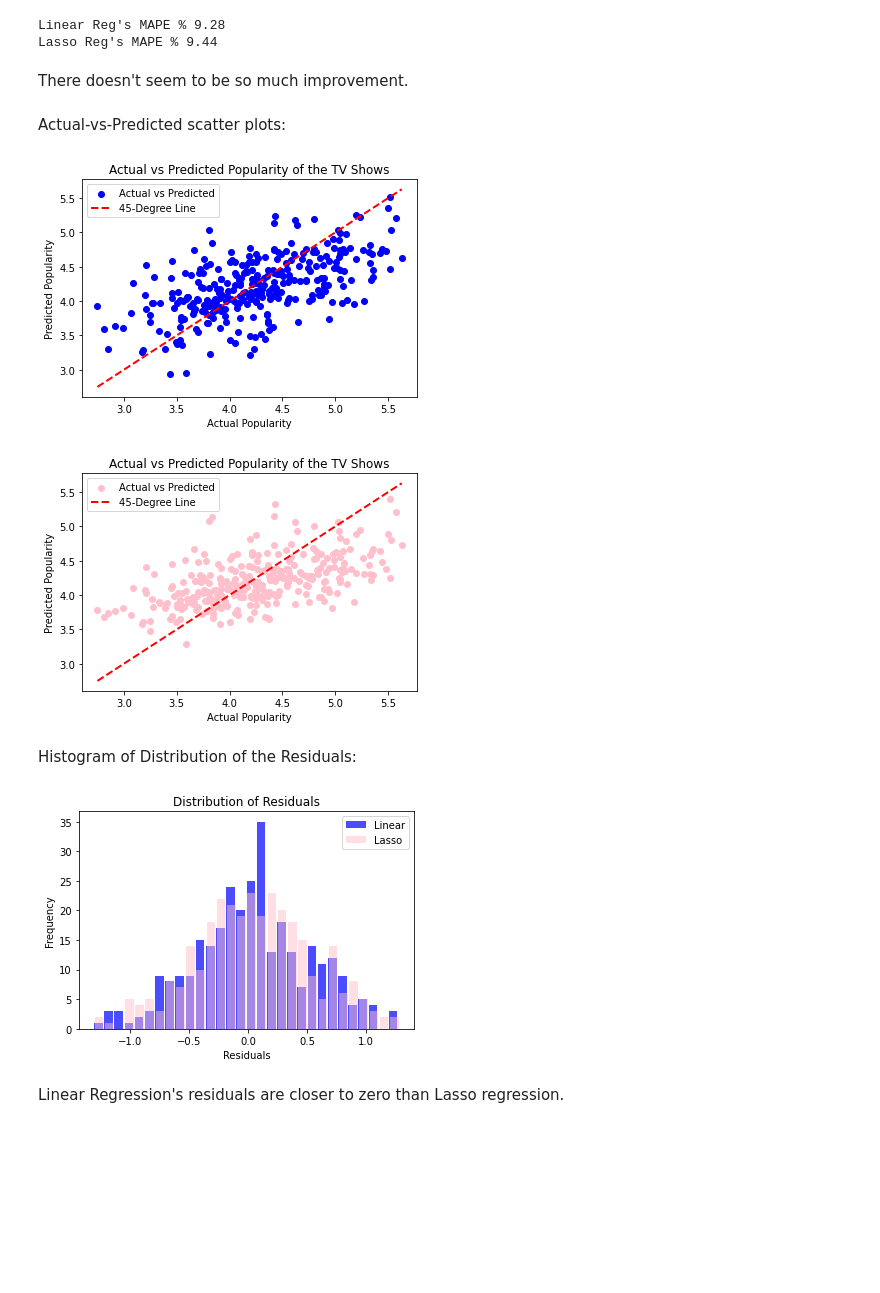
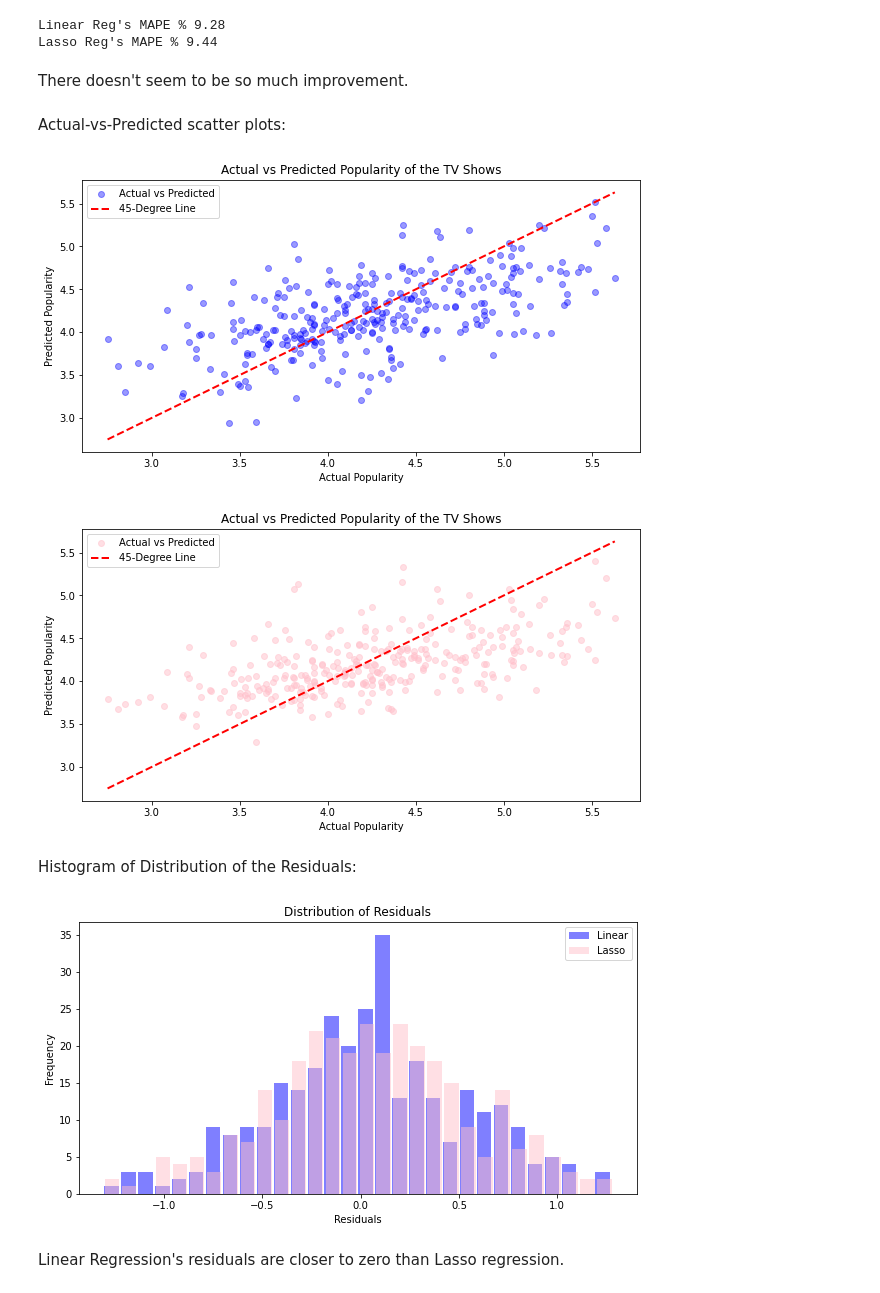
Before and after one commit to karlakum/Capstone_3, a Jupyter notebook: TV_SHOWS_Preprocessing_and_Modeling.ipynb, the cells around one changed output. Cells and saved outputs as stored; diff of their text form; code cells hidden in the pictures; blank space fills up the shorter version.

```diff
--- a/TV_SHOWS_Preprocessing_and_Modeling.ipynb
+++ b/TV_SHOWS_Preprocessing_and_Modeling.ipynb
@@ -378,31 +377,34 @@ print ("Lasso Reg's MAPE % {}".format(round(lasso_mape *100,2)))
 # %% [output]
 Linear Reg's MAPE % 9.28
 Lasso Reg's MAPE % 9.44
-# %% [markdown]
-There doesn't seem to be so much improvement.
+# %% [markdown]
+There doesn't seem to be so much improvement.
 # %% [markdown]
 Actual-vs-Predicted scatter plots:
 # %%
 # For Linear Regression
-plt.scatter(y_test, y_pred, color='blue', label='Actual vs Predicted')
+plt.figure(figsize=(10, 5))
+
+plt.scatter(y_test, y_pred, color='blue', label='Actual vs Predicted', alpha = 0.4)
 
 # The 45-degree red line
 plt.plot([min(y_test), max(y_test)], [min(y_test), max(y_test)], linestyle='--', color='red', linewidth=2, label='45-Degree Line')
 
 # Labels
 plt.title('Actual vs Predicted Popularity of the TV Shows')
 plt.xlabel('Actual Popularity')
 plt.ylabel('Predicted Popularity')
 
 plt.legend()
 
 plt.show()
 # %% [output]
-[figure, old version]
+[figure, new version]
 # %%
 #For Lasso
+plt.figure(figsize=(10, 5))
 
-plt.scatter(y_test, y_pred2, color='pink', label='Actual vs Predicted')
+plt.scatter(y_test, y_pred2, color='pink', label='Actual vs Predicted', alpha = 0.5)
 
 # The 45-degree red line
 plt.plot([min(y_test), max(y_test)], [min(y_test), max(y_test)], linestyle='--', color='red', linewidth=2, label='45-Degree Line')
@@ -416,7 +418,7 @@ plt.legend()
 
 plt.show()
 # %% [output]
-[figure, old version]
+[figure, new version]
 # %% [markdown]
 Histogram of Distribution of the Residuals:
 # %%
@@ -424,8 +426,11 @@ Histogram of Distribution of the Residuals:
 residuals = np.array(y_test) - np.array(y_pred)
 residuals2 = np.array(y_test) - np.array(y_pred2)
 
+
 # Create a histogram of residuals
-ax1 = plt.hist(residuals, bins=30, color='blue',alpha=0.7, rwidth=0.85, label = 'Linear' )
+plt.figure(figsize=(10, 5))
+
+ax1 = plt.hist(residuals, bins=30, color='blue',alpha=0.5, rwidth=0.85, label = 'Linear' )
 
 # Create a histogram of residuals
 ax2 = plt.hist(residuals2, bins=30, color='pink',alpha=0.5, rwidth=0.85, label = 'Lasso' )
@@ -439,7 +444,7 @@ plt.legend()
 # Show the plot
 plt.show()
 # %% [output]
-[figure, old version]
+[figure, new version]
 # %% [markdown]
 Linear Regression's residuals are closer to zero than Lasso regression.
 # %% [markdown]
```
Also changed, not shown: parts of 25 cells of this notebook.
